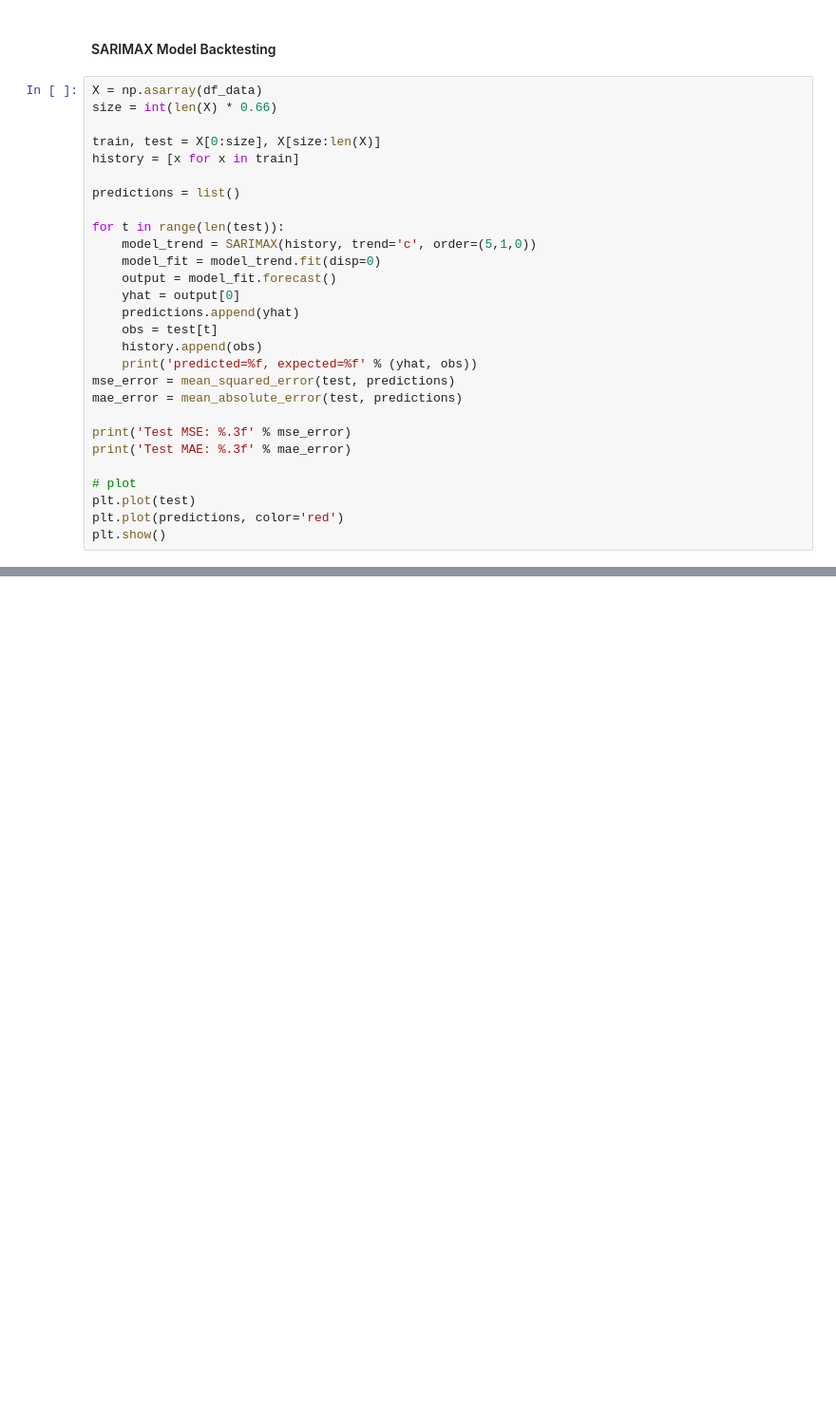
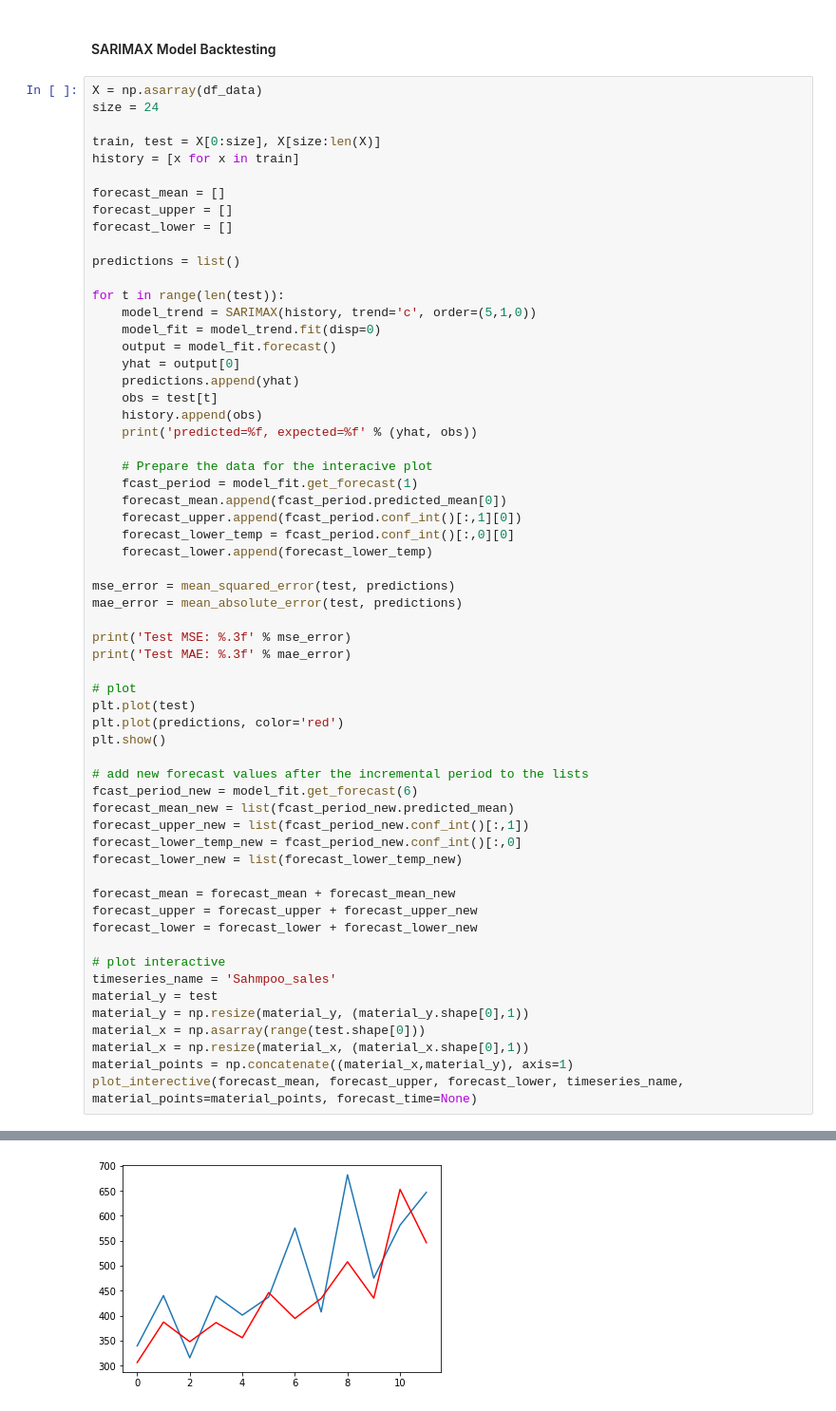
Before and after one commit to AndreasMerentitis/time-series-demo, a Jupyter notebook: Timeseries_forecasts_SARIMA.ipynb, the cells around one changed output, grey strips where cells are left out. Shown at 95% size. Saved outputs shown, nothing was run; the diff lists cells and outputs as text; blank space fills up the shorter version.

```diff
--- a/Timeseries_forecasts_SARIMA.ipynb
+++ b/Timeseries_forecasts_SARIMA.ipynb
@@ -93,10 +298,14 @@ plt.show()
 #### SARIMAX Model Backtesting
 # %%
 X = np.asarray(df_data)
-size = int(len(X) * 0.66)
+size = 24
 
 train, test = X[0:size], X[size:len(X)]
 history = [x for x in train]
+
+forecast_mean = []
+forecast_upper = []
+forecast_lower = []
 
 predictions = list()
 
@@ -109,6 +318,14 @@ for t in range(len(test)):
     obs = test[t]
     history.append(obs)
     print('predicted=%f, expected=%f' % (yhat, obs))
+
+    # Prepare the data for the interacive plot
+    fcast_period = model_fit.get_forecast(1)
+    forecast_mean.append(fcast_period.predicted_mean[0])
+    forecast_upper.append(fcast_period.conf_int()[:,1][0])
+    forecast_lower_temp = fcast_period.conf_int()[:,0][0]
+    forecast_lower.append(forecast_lower_temp)
+
 mse_error = mean_squared_error(test, predictions)
 mae_error = mean_absolute_error(test, predictions)
 
@@ -119,3 +336,24 @@ print('Test MAE: %.3f' % mae_error)
 plt.plot(test)
 plt.plot(predictions, color='red')
 plt.show()
+
+# add new forecast values after the incremental period to the lists
+fcast_period_new = model_fit.get_forecast(6)
+forecast_mean_new = list(fcast_period_new.predicted_mean)
+forecast_upper_new = list(fcast_period_new.conf_int()[:,1])
+forecast_lower_temp_new = fcast_period_new.conf_int()[:,0]
+forecast_lower_new = list(forecast_lower_temp_new)
+
+forecast_mean = forecast_mean + forecast_mean_new
+forecast_upper = forecast_upper + forecast_upper_new
+forecast_lower = forecast_lower + forecast_lower_new
+
+# plot interactive
+timeseries_name = 'Sahmpoo_sales'
+material_y = test
+material_y = np.resize(material_y, (material_y.shape[0],1))
+material_x = np.asarray(range(test.shape[0]))
+material_x = np.resize(material_x, (material_x.shape[0],1))
+material_points = np.concatenate((material_x,material_y), axis=1)
+plot_interective(forecast_mean, forecast_upper, forecast_lower, timeseries_name, material_points=material_points, forecast_time=None)
+# %% [output]
@@ -121,0 +374 @@ plt.show()
+[figure, added]
```
Also changed, not shown: parts of 16 cells of this notebook, 3 other files.
